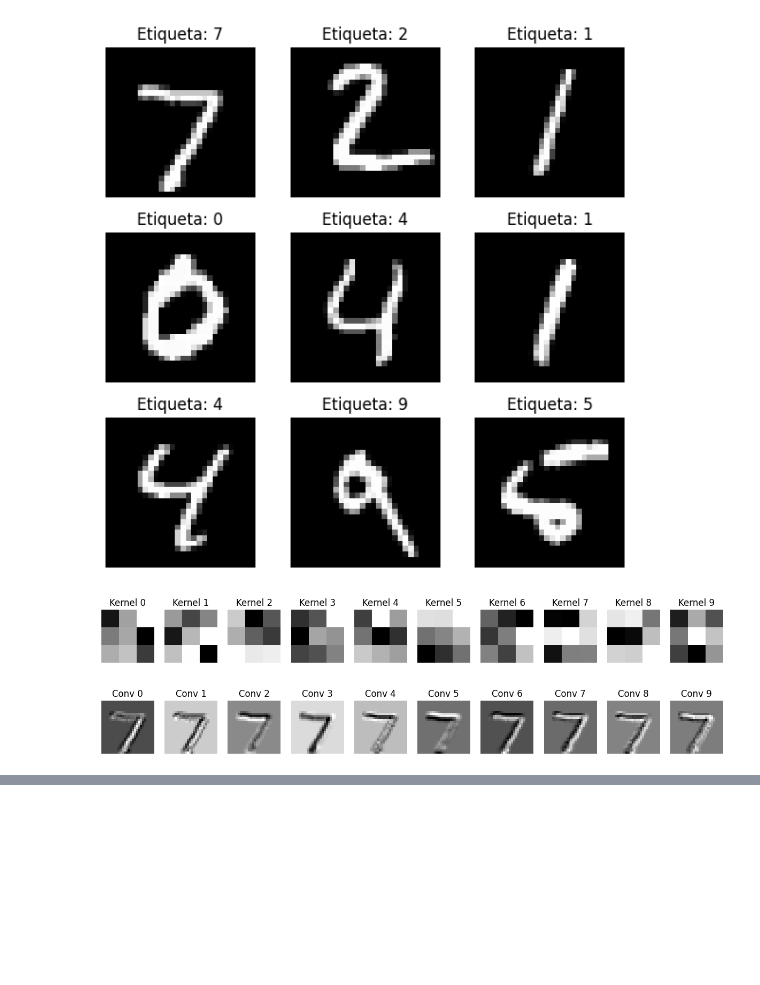
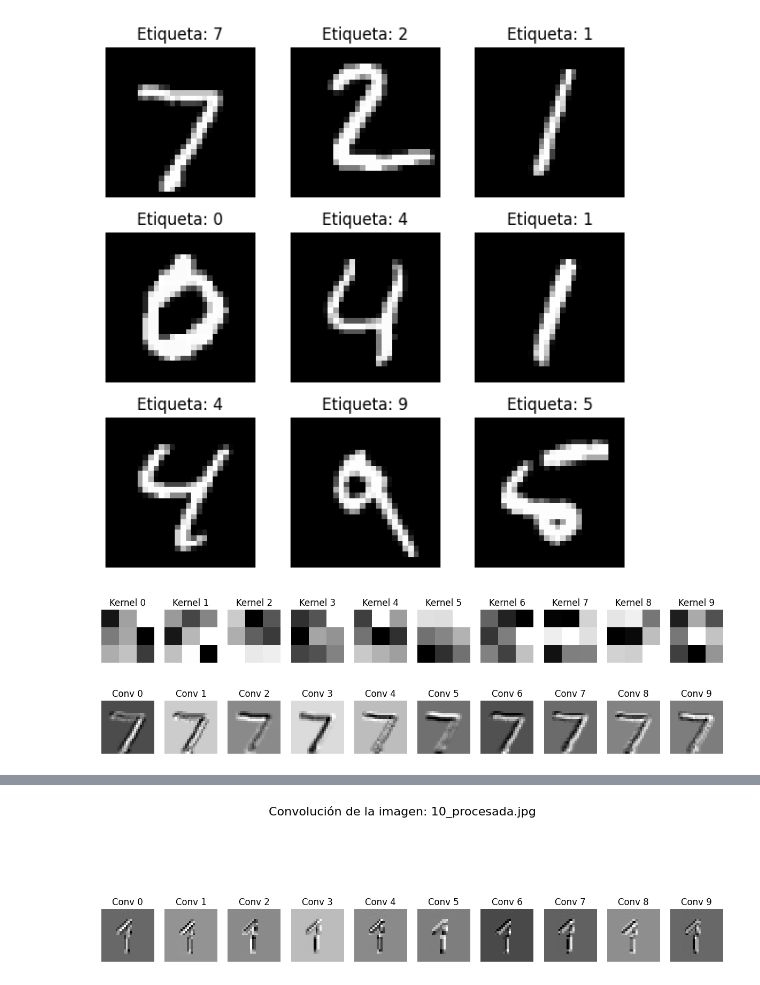
Before and after one commit to ladmepaz/convolucion-mnist-watermelon, a Jupyter notebook: notebook.ipynb, the cells around one changed output, grey strips where cells are left out. Drawn from its saved outputs; the diff is of its cells as text; code cells hidden in the pictures; blank space fills up the shorter version.

```diff
--- a/notebook.ipynb
+++ b/notebook.ipynb
@@ -218,0 +219,19 @@ Predicción del modelo: 5
+# %%
+from scipy.signal import convolve2d
+import matplotlib.pyplot as plt
+
+# Selecciona la imagen tratada que quieres usar (ya cargada previamente)
+img_propia = imagenes[idx].squeeze()  # Sacamos dimensiones (28,28)
+
+# Aplicar convolución con los primeros 10 kernels del modelo
+fig, axes = plt.subplots(1, 10, figsize=(15, 5))
+for i in range(10):
+    kernel = weights[:, :, 0, i]  # mismo kernel que usaste antes
+    convolved = convolve2d(img_propia, kernel, mode='valid')
+    axes[i].imshow(convolved, cmap='gray')
+    axes[i].set_title(f'Conv {i}')
+    axes[i].axis('off')
+plt.suptitle(f'Convolución de la imagen: {nombres[idx]}', fontsize=16)
+plt.show()
+# %% [output]
+[figure, added]
```
Also changed, not shown: parts of 2 cells of this notebook.
